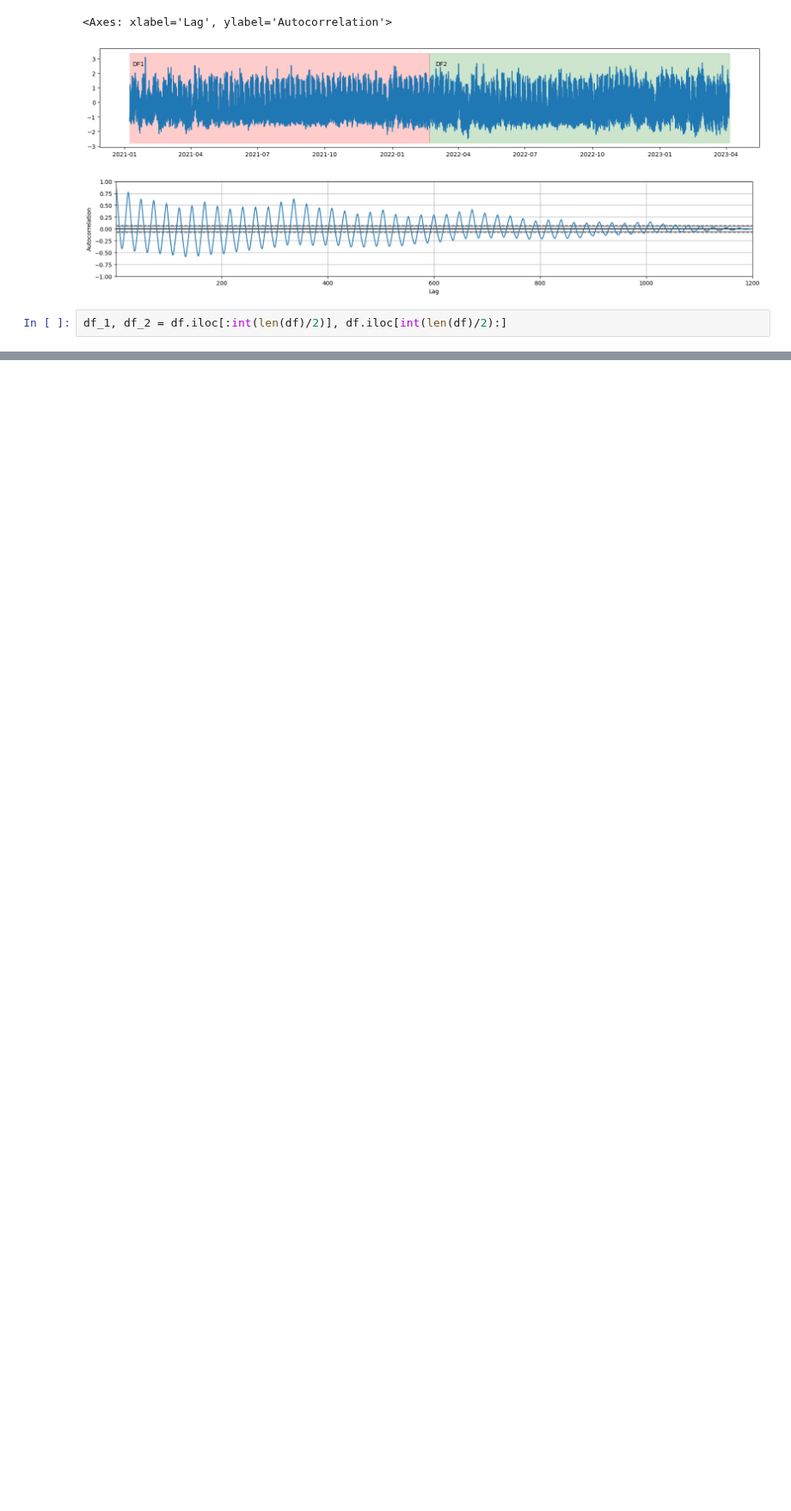
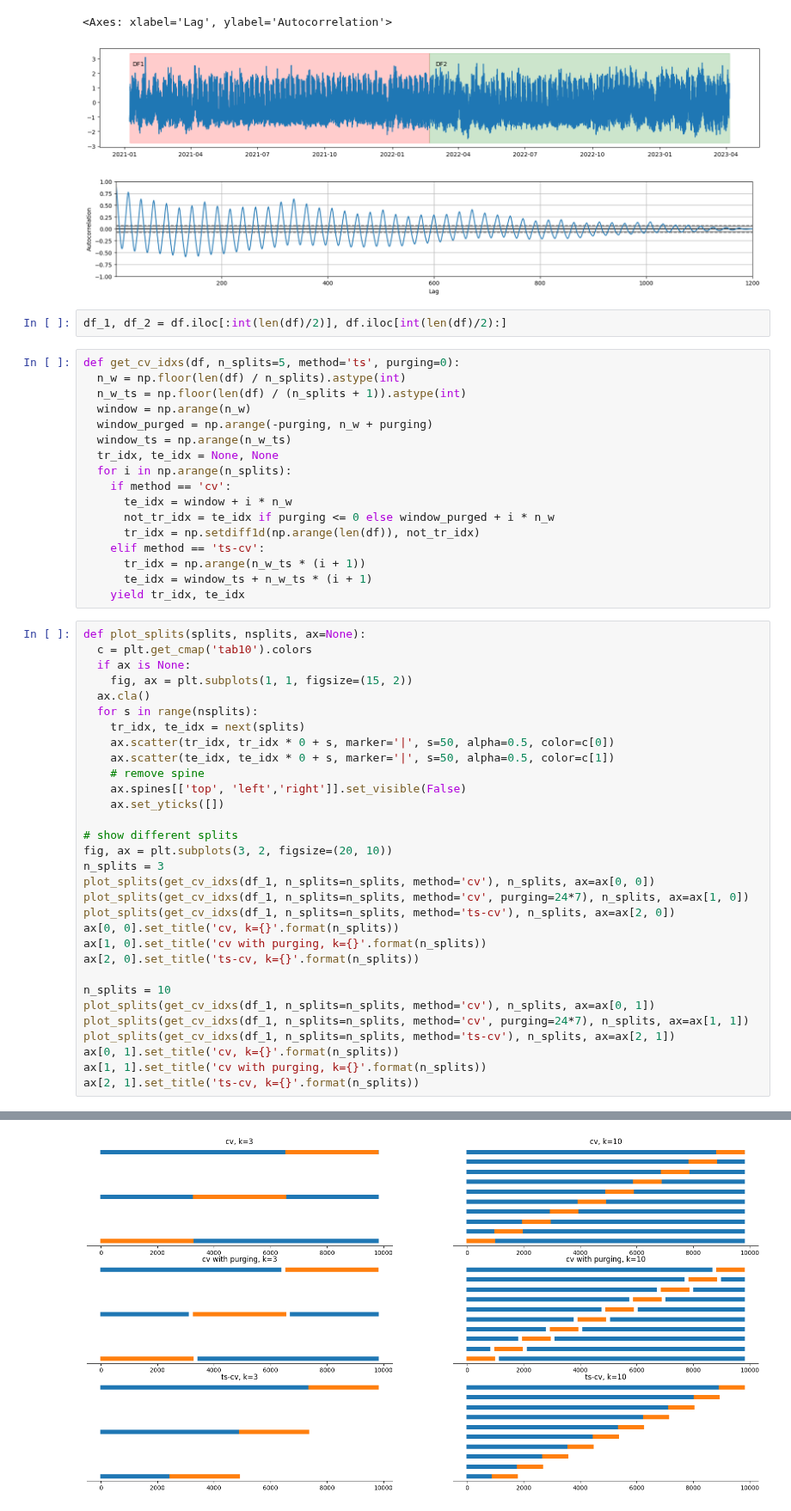
Before and after one commit to nepslor/teaching, a Jupyter notebook: TimeSeriesForecasting/cross_validation.ipynb, the cells around one changed output, grey strips where cells are left out. Shown at 86% size. Cells and saved outputs as stored; diff of their text form; blank space fills up the shorter version.

```diff
--- a/TimeSeriesForecasting/cross_validation.ipynb
+++ b/TimeSeriesForecasting/cross_validation.ipynb
@@ -32,3 +33,52 @@ pd.plotting.autocorrelation_plot(df.iloc[:24*50])
 [figure]
 # %%
 df_1, df_2 = df.iloc[:int(len(df)/2)], df.iloc[int(len(df)/2):]
+# %%
+def get_cv_idxs(df, n_splits=5, method='ts', purging=0):
+  n_w = np.floor(len(df) / n_splits).astype(int)
+  n_w_ts = np.floor(len(df) / (n_splits + 1)).astype(int)
+  window = np.arange(n_w)
+  window_purged = np.arange(-purging, n_w + purging)
+  window_ts = np.arange(n_w_ts)
+  tr_idx, te_idx = None, None
+  for i in np.arange(n_splits):
+    if method == 'cv':
+      te_idx = window + i * n_w
+      not_tr_idx = te_idx if purging <= 0 else window_purged + i * n_w
+      tr_idx = np.setdiff1d(np.arange(len(df)), not_tr_idx)
+    elif method == 'ts-cv':
+      tr_idx = np.arange(n_w_ts * (i + 1))
+      te_idx = window_ts + n_w_ts * (i + 1)
+    yield tr_idx, te_idx
+# %%
+def plot_splits(splits, nsplits, ax=None):
+  c = plt.get_cmap('tab10').colors
+  if ax is None:
+    fig, ax = plt.subplots(1, 1, figsize=(15, 2))
+  ax.cla()
+  for s in range(nsplits):
+    tr_idx, te_idx = next(splits)
+    ax.scatter(tr_idx, tr_idx * 0 + s, marker='|', s=50, alpha=0.5, color=c[0])
+    ax.scatter(te_idx, te_idx * 0 + s, marker='|', s=50, alpha=0.5, color=c[1])
+    # remove spine
+    ax.spines[['top', 'left','right']].set_visible(False)
+    ax.set_yticks([])
+
+# show different splits
+fig, ax = plt.subplots(3, 2, figsize=(20, 10))
+n_splits = 3
+plot_splits(get_cv_idxs(df_1, n_splits=n_splits, method='cv'), n_splits, ax=ax[0, 0])
+plot_splits(get_cv_idxs(df_1, n_splits=n_splits, method='cv', purging=24*7), n_splits, ax=ax[1, 0])
+plot_splits(get_cv_idxs(df_1, n_splits=n_splits, method='ts-cv'), n_splits, ax=ax[2, 0])
+ax[0, 0].set_title('cv, k={}'.format(n_splits))
+ax[1, 0].set_title('cv with purging, k={}'.format(n_splits))
+ax[2, 0].set_title('ts-cv, k={}'.format(n_splits))
+
+n_splits = 10
+plot_splits(get_cv_idxs(df_1, n_splits=n_splits, method='cv'), n_splits, ax=ax[0, 1])
+plot_splits(get_cv_idxs(df_1, n_splits=n_splits, method='cv', purging=24*7), n_splits, ax=ax[1, 1])
+plot_splits(get_cv_idxs(df_1, n_splits=n_splits, method='ts-cv'), n_splits, ax=ax[2, 1])
+ax[0, 1].set_title('cv, k={}'.format(n_splits))
+ax[1, 1].set_title('cv with purging, k={}'.format(n_splits))
+ax[2, 1].set_title('ts-cv, k={}'.format(n_splits))
+# %% [output]
@@ -35,3 +86,4 @@ df_1, df_2 = df.iloc[:int(len(df)/2)], df.iloc[int(len(df)/2):]
+[figure, added]
 # %%
 def get_hankel(df, embedding=3):
   dfs = {}
```
Also changed, not shown: parts of 9 cells of this notebook.
